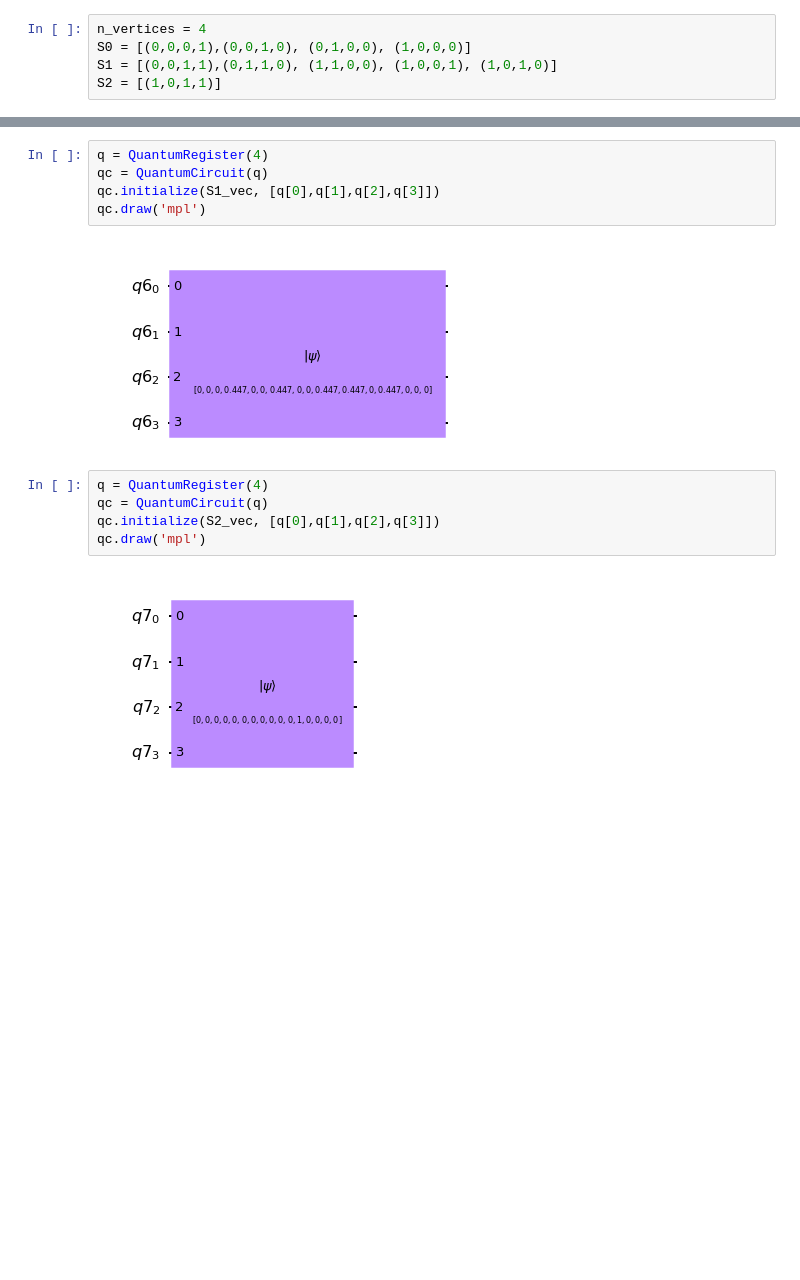
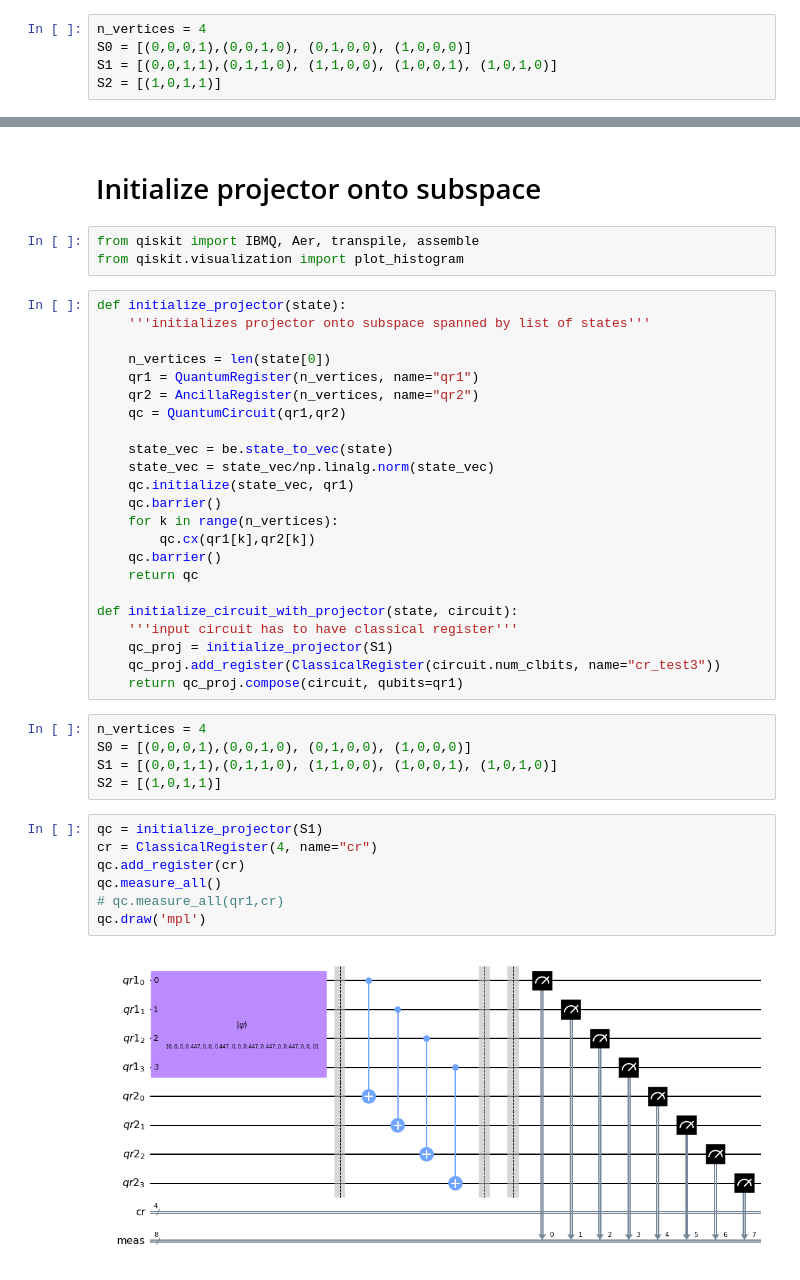
Before and after one commit to KathrinKoenig/QuantumTopologicalDataAnalysis, a Jupyter notebook: Code/initialize_state.ipynb, the cells around one changed output, grey strips where cells are left out. Saved outputs shown, nothing was run; the diff lists cells and outputs as text; blank space fills up the shorter version.

```diff
--- a/Code/initialize_state.ipynb
+++ b/Code/initialize_state.ipynb
@@ -60,14 +30,42 @@ qc.draw('mpl')
-# %%
-q = QuantumRegister(4)
-qc = QuantumCircuit(q)
-qc.initialize(S1_vec, [q[0],q[1],q[2],q[3]])
-qc.draw('mpl')
-# %% [output]
-[figure, removed]
-# %%
-q = QuantumRegister(4)
-qc = QuantumCircuit(q)
-qc.initialize(S2_vec, [q[0],q[1],q[2],q[3]])
-qc.draw('mpl')
-# %% [output]
-[figure, removed]
+# %% [markdown]
+# Initialize projector onto subspace
+# %%
+from qiskit import IBMQ, Aer, transpile, assemble
+from qiskit.visualization import plot_histogram
+# %%
+def initialize_projector(state):
+    '''initializes projector onto subspace spanned by list of states'''
+
+    n_vertices = len(state[0])
+    qr1 = QuantumRegister(n_vertices, name="qr1")
+    qr2 = AncillaRegister(n_vertices, name="qr2")
+    qc = QuantumCircuit(qr1,qr2)
+
+    state_vec = be.state_to_vec(state)
+    state_vec = state_vec/np.linalg.norm(state_vec)
+    qc.initialize(state_vec, qr1)
+    qc.barrier()
+    for k in range(n_vertices):
+        qc.cx(qr1[k],qr2[k])
+    qc.barrier()
+    return qc
+
+def initialize_circuit_with_projector(state, circuit):
+    '''input circuit has to have classical register'''
+    qc_proj = initialize_projector(S1)
+    qc_proj.add_register(ClassicalRegister(circuit.num_clbits, name="cr_test3"))
+    return qc_proj.compose(circuit, qubits=qr1)
+# %%
+n_vertices = 4
+S0 = [(0,0,0,1),(0,0,1,0), (0,1,0,0), (1,0,0,0)]
+S1 = [(0,0,1,1),(0,1,1,0), (1,1,0,0), (1,0,0,1), (1,0,1,0)]
+S2 = [(1,0,1,1)]
+# %%
+qc = initialize_projector(S1)
+cr = ClassicalRegister(4, name="cr")
+qc.add_register(cr)
+qc.measure_all()
+# qc.measure_all(qr1,cr)
+qc.draw('mpl')
+# %% [output]
+[figure, added]
```
Also changed, not shown: parts of 14 cells of this notebook, 1 other file.
